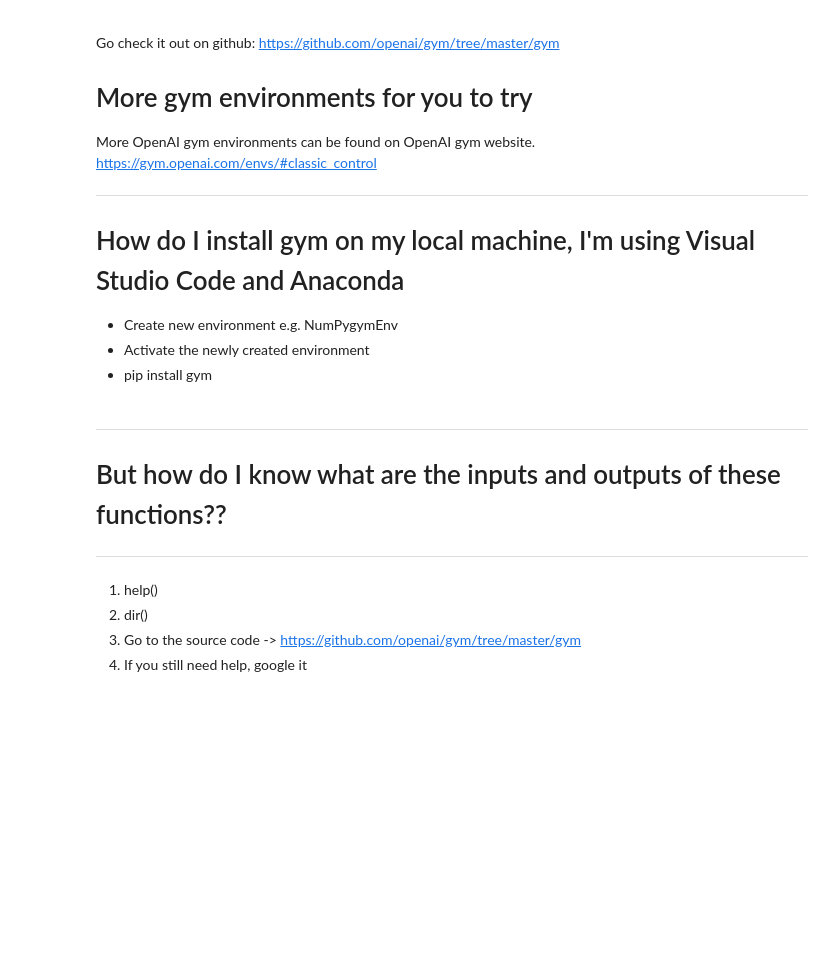
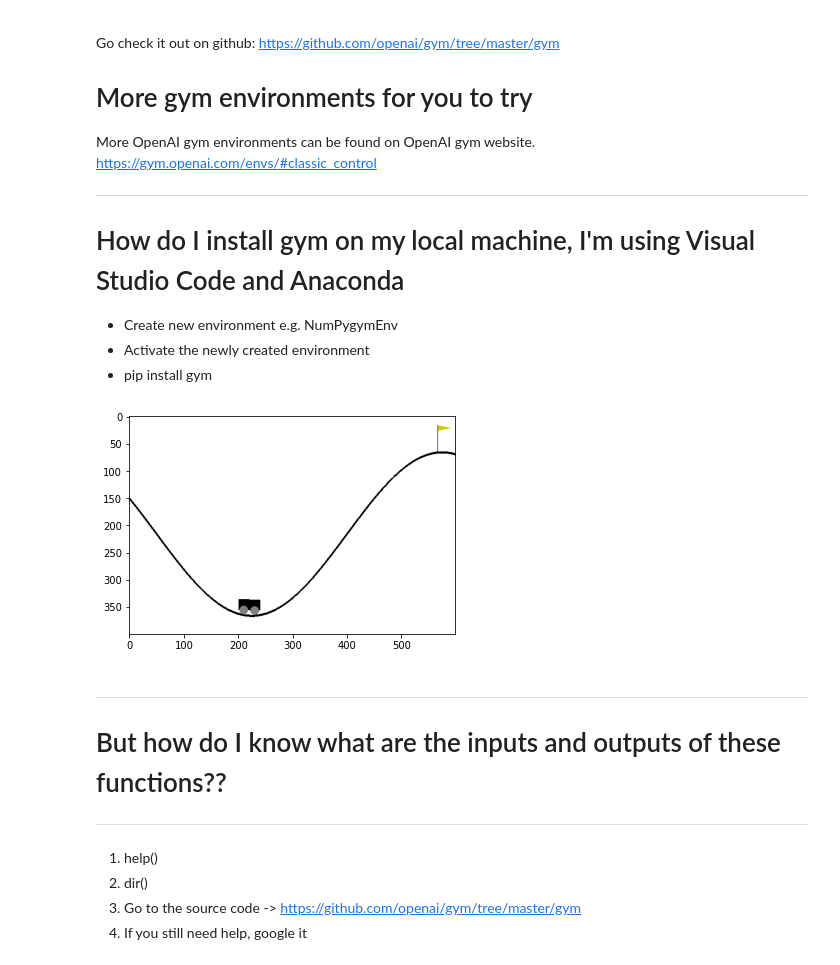
Before and after one commit to sadiakhaf/IEEE-Hands-On-RL-using-Python, a Jupyter notebook: IEEE_Hands_On_RL_using_Python_Prep.ipynb, the cells around one changed output. Saved outputs shown, nothing was run; the diff lists cells and outputs as text; code cells hidden in the pictures; blank space fills up the shorter version.

```diff
--- a/IEEE_Hands_On_RL_using_Python_Prep.ipynb
+++ b/IEEE_Hands_On_RL_using_Python_Prep.ipynb
@@ -123,33 +123,35 @@ https://gym.openai.com/envs/#classic_control
 *    Activate the newly created environment
 *    pip install gym
 # %%
-env_name = "CartPole-v1"
-# env_name = "MountainCar-v0"
+# env_name = "CartPole-v1"
+env_name = "MountainCar-v0"
 # env_name = "Pendulum-v0"
 
 
 env = gym.make(env_name)
 
 env.reset()
 prev_screen = env.render(mode='rgb_array')
 plt.imshow(prev_screen)
 
 for i in range(50):
   action = env.action_space.sample()
-  # action = 1
+  # action = 1 #ctrl+/
   print("The selected action is: ",action)
   obs, reward, done, info = env.step(action)
   screen = env.render(mode='rgb_array')
 
   plt.imshow(screen)
   ipythondisplay.clear_output(wait=True)
   ipythondisplay.display(plt.gcf())
 
   if done:
     break
 
 ipythondisplay.clear_output(wait=True)
 env.close()
+# %% [output]
+[figure, added]
 # %%
 # display.stop()
 # %% [markdown]
```
Also changed, not shown: parts of 7 cells of this notebook.
